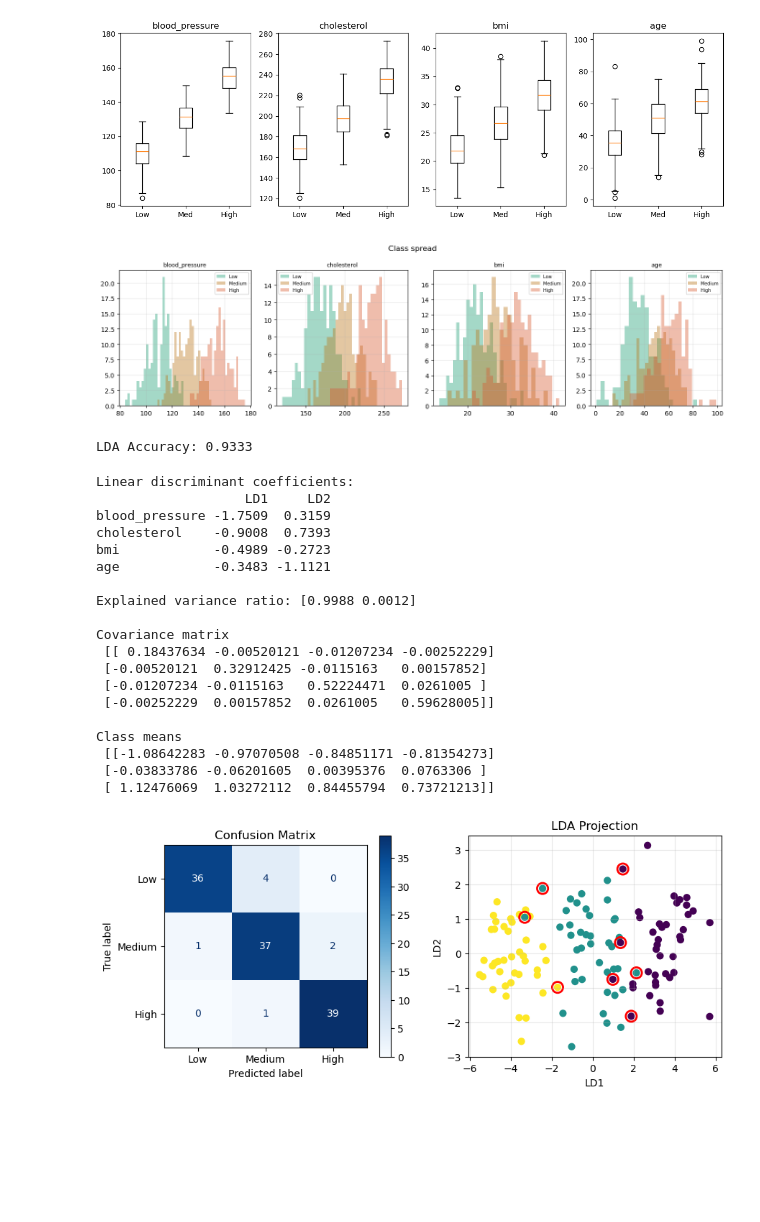
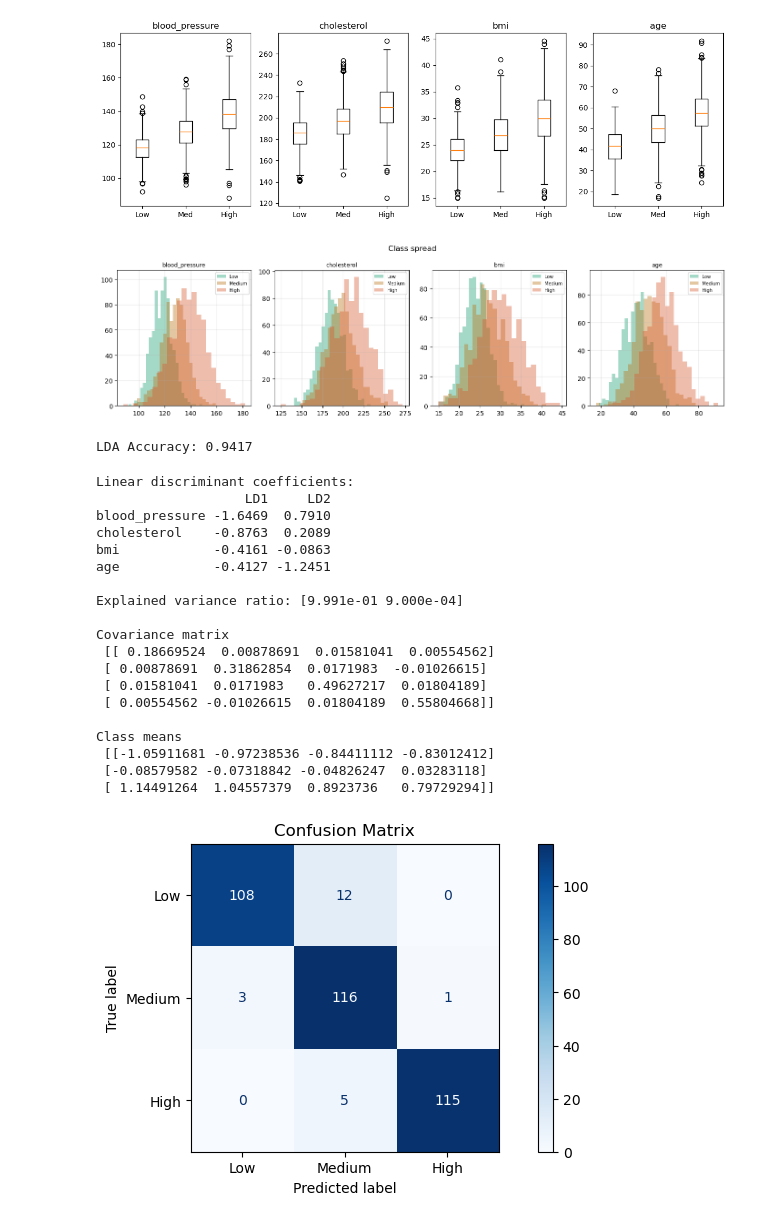
Before and after one commit to aravisv/Data-science-learning-notes, a Jupyter notebook: classification/LDA_QDA_NaiveBayes.ipynb, the cells around one changed output. Saved outputs shown, nothing was run; the diff lists cells and outputs as text; code cells hidden in the pictures; blank space fills up the shorter version.

```diff
--- a/classification/LDA_QDA_NaiveBayes.ipynb
+++ b/classification/LDA_QDA_NaiveBayes.ipynb
@@ -19,7 +19,7 @@ from sklearn.preprocessing import StandardScaler
 from sklearn.metrics import accuracy_score, classification_report, ConfusionMatrixDisplay
 
 np.random.seed(42)
-n = 200  # samples per class
+n = 600  # samples per class
 
 # Shared covariance. LDA assumption
 """
@@ -94,7 +94,7 @@ plt.show()
 # equal spread — std per class per feature
 # LDA needs similar spread across classes
 fig, axes = plt.subplots(1,4, figsize=(12,4))
-for j, feat in enumerate(inf_feats):
+for j, feat in enumerate(feature_names):
     data = [
         X_train[y_train == 0, j],
         X_train[y_train == 1, j],
@@ -107,14 +107,14 @@ for j, feat in enumerate(inf_feats):
 plt.tight_layout()
 plt.show()
 # %% [output]
-[figure, old version]
+[figure, new version]
 # %%
 # class separation
 # LDA only works if classes have different means
 fig, axes = plt.subplots(1, 4, figsize=(14, 4))
 fig.suptitle("Class spread", fontsize=12)
 
-for j, feat in enumerate(inf_feats):
+for j, feat in enumerate(feature_names):
     for cls in [0,1,2]:
         data = X_train[y_train == cls, j]
         axes[j].hist(data,
@@ -130,7 +130,7 @@ for j, feat in enumerate(inf_feats):
 plt.tight_layout()
 plt.show()
 # %% [output]
-[figure, old version]
+[figure, new version]
 # %%
 # stratify tells to maintain same ratio of classes in both train and test sets
 X_train, X_test, y_train, y_test = train_test_split(
@@ -149,7 +149,7 @@ y_prob = lda.predict_proba(X_test_sc)
 
 print(f"LDA Accuracy: {accuracy_score(y_test, y_pred):.4f}")
 # %% [output]
-LDA Accuracy: 0.9333
+LDA Accuracy: 0.9417
 # %%
 coef_df = pd.DataFrame(
     lda.scalings_,
@@ -169,60 +169,40 @@ print('\nClass means\n',lda.means_)
 # %% [output]
 Linear discriminant coefficients:
                    LD1     LD2
-blood_pressure -1.7509  0.3159
-cholesterol    -0.9008  0.7393
-bmi            -0.4989 -0.2723
-age            -0.3483 -1.1121
+blood_pressure -1.6469  0.7910
+cholesterol    -0.8763  0.2089
+bmi            -0.4161 -0.0863
+age            -0.4127 -1.2451
 
-Explained variance ratio: [0.9988 0.0012]
+Explained variance ratio: [9.991e-01 9.000e-04]
 
 Covariance matrix
- [[ 0.18437634 -0.00520121 -0.01207234 -0.00252229]
- [-0.00520121  0.32912425 -0.0115163   0.00157852]
- [-0.01207234 -0.0115163   0.52224471  0.0261005 ]
- [-0.00252229  0.00157852  0.0261005   0.59628005]]
+ [[ 0.18669524  0.00878691  0.01581041  0.00554562]
+ [ 0.00878691  0.31862854  0.0171983  -0.01026615]
+ [ 0.01581041  0.0171983   0.49627217  0.01804189]
+ [ 0.00554562 -0.01026615  0.01804189  0.55804668]]
 
 Class means
- [[-1.08642283 -0.97070508 -0.84851171 -0.81354273]
- [-0.03833786 -0.06201605  0.00395376  0.0763306 ]
- [ 1.12476069  1.03272112  0.84455794  0.73721213]]
+ [[-1.05911681 -0.97238536 -0.84411112 -0.83012412]
+ [-0.08579582 -0.07318842 -0.04826247  0.03283118]
+ [ 1.14491264  1.04557379  0.8923736   0.79729294]]
 # %%
 from sklearn.metrics import ConfusionMatrixDisplay
 
-fig, axes = plt.subplots(1, 2, figsize=(10,4))
+fig, ax = plt.subplots(figsize=(10,4))
 
 ConfusionMatrixDisplay.from_predictions(
     y_test,
     y_pred,
     display_labels=['Low','Medium','High'],
     cmap='Blues',
-    ax=axes[0]
+    ax=ax
 )
 
-axes[0].set_title("Confusion Matrix")
-
-# ── LD1–LD2 plot ──
-wrong = y_pred != y_test
-
-axes[1].scatter(X_lda[:,0], X_lda[:,1], c=y_test, cmap="viridis", s=40)
-
-axes[1].scatter(
-    X_lda[wrong,0],
-    X_lda[wrong,1],
-    facecolors="none",
-    edgecolors="red",
-    s=120,
-    linewidths=2
-)
-
-axes[1].set_xlabel("LD1")
-axes[1].set_ylabel("LD2")
-axes[1].set_title("LDA Projection")
-
-plt.grid(alpha=0.3)
+ax.set_title("Confusion Matrix")
 plt.show()
 # %% [output]
-[figure, old version]
+[figure, new version]
 # %%
 """
 QDA
```
Also changed, not shown: parts of 18 cells of this notebook.
